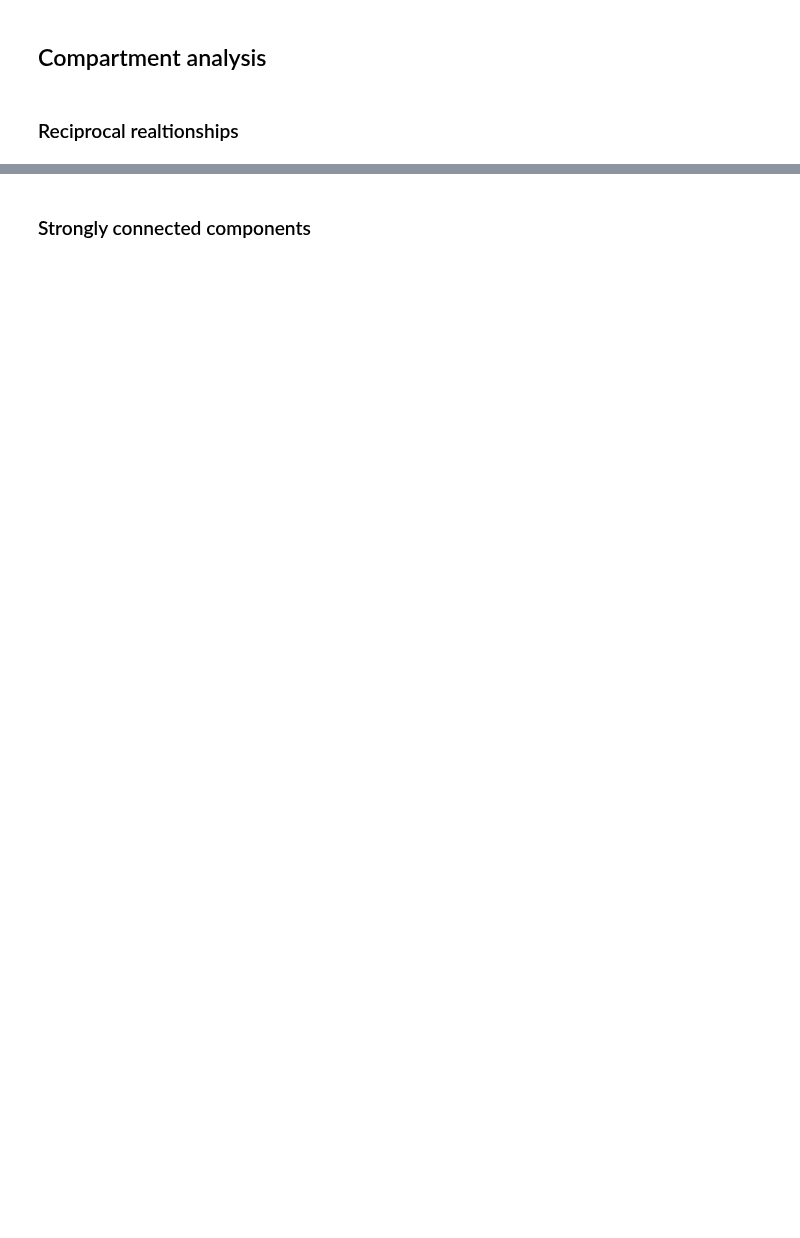
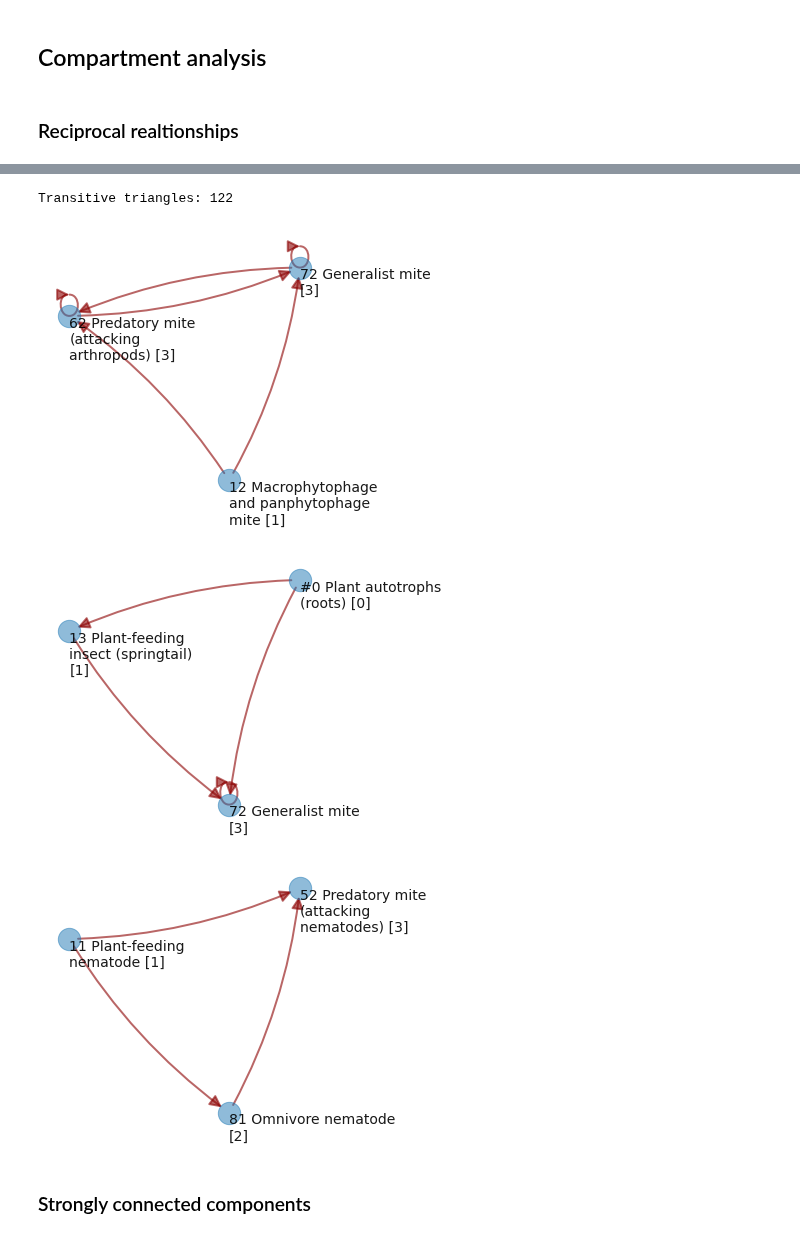
Before and after one commit to MartinMarzi/BEFANA, a Jupyter notebook: 3-network analysis.ipynb, the cells around one changed output, grey strips where cells are left out. Drawn from its saved outputs; the diff is of its cells as text; code cells hidden in the pictures; blank space fills up the shorter version.

```diff
--- a/3-network analysis.ipynb
+++ b/3-network analysis.ipynb
@@ -143,7 +153,47 @@ _ = ax.set_title('Edge betweenness centrality (top 20)')
 # %%
-# TO-DO: find triangles first, then find transitivity.
-# feature: to categorise based on TL and A node.
-# Vizualisation: make sure to keep the hierarchical structure;
+def triangles_edge_iterator_algorithm(g):
+    ug = nx.Graph(g)  # make undirected
+    adj = ug.adj
+    triangles = set()
+    for fr,to in ug.edges:
+        a_fr = set(adj[fr])
+        a_to = set(adj[to])
+        for common in a_fr.intersection(a_to):
+            vset = {fr, to, common}
+            # do not include false positives based on self-loops
+            if len(vset) == 3:
+                triangles.add(tuple(sorted(vset)))
+    return triangles
+
+def is_transitive(g, triangle):
+    sg = g.subgraph(triangle)
+    # only cyclic triangles are not transitive
+    return [x[1] for x in sg.in_degree] != [1,1,1]
+
+
+def draw_triangles(G, triangles):
+    for i,x in enumerate(triangles):
+        sg = G.subgraph(x)
+        fig, ax = plt.subplots(figsize=(5, 5))
+        _ = ax.axis('off')
+        pos = nx.spring_layout(sg.to_undirected(), k=10, iterations=1000, seed=123)
+        nx.draw_networkx_edges(sg, pos, width=2, alpha=0.6, edge_color="darkred", arrows=True, arrowsize=25, connectionstyle='arc3,rad=0.1')
+        nx.draw_networkx_nodes(sg, pos, alpha=0.5, node_size=500)
+        _ = nx.draw_networkx_labels(sg, pos, alpha=0.9, font_size=14, clip_on=False,
+                                    labels={node: '\n'.join(textwrap.wrap(f'{node} [{trophic_levels[node]}]', 20, break_long_words=True)) for node in sg.nodes},
+                                    horizontalalignment='left',
+                                    verticalalignment='top')
+        fig.savefig(f'results/figures/transitive_triangles/{i}.png', bbox_inches='tight')
+        # plt.close(fig)
+
+transitive_triangles = [t for t in triangles_edge_iterator_algorithm(G) if is_transitive(G, t)]
+print(f'Transitive triangles: {len(transitive_triangles)}')
+draw_triangles(G, list(triangles)[:3])
+# %% [output]
+Transitive triangles: 122
+[figure, added]
+[figure, added]
+[figure, added]
 # %% [markdown]
 ### Strongly connected components
 # %%
```
Also changed, not shown: parts of 7 cells of this notebook.
